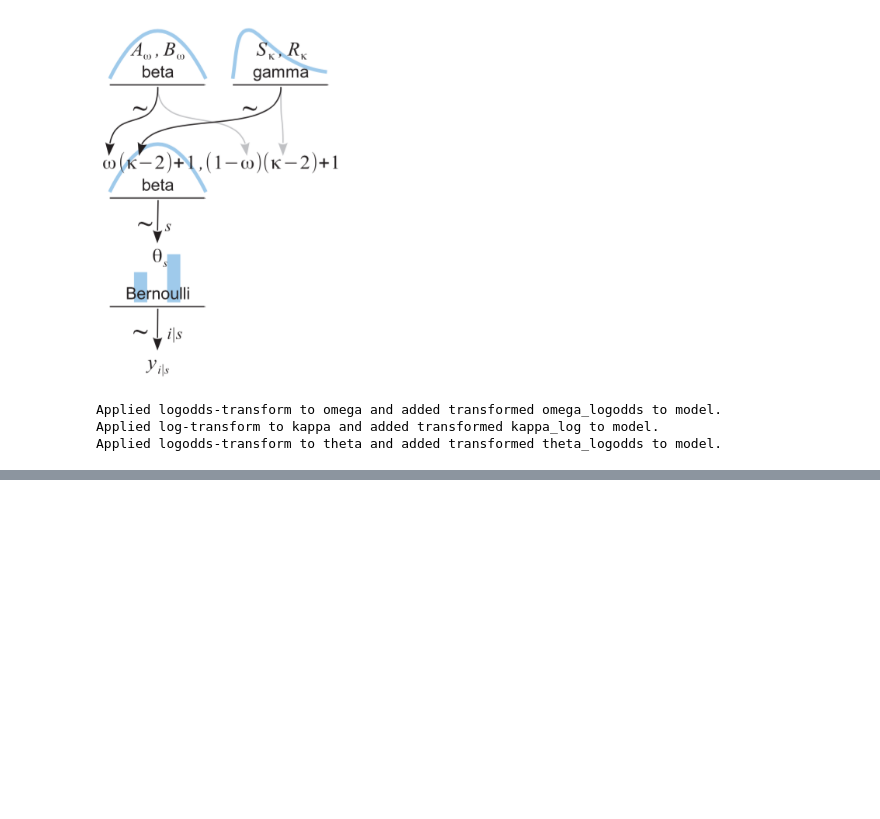
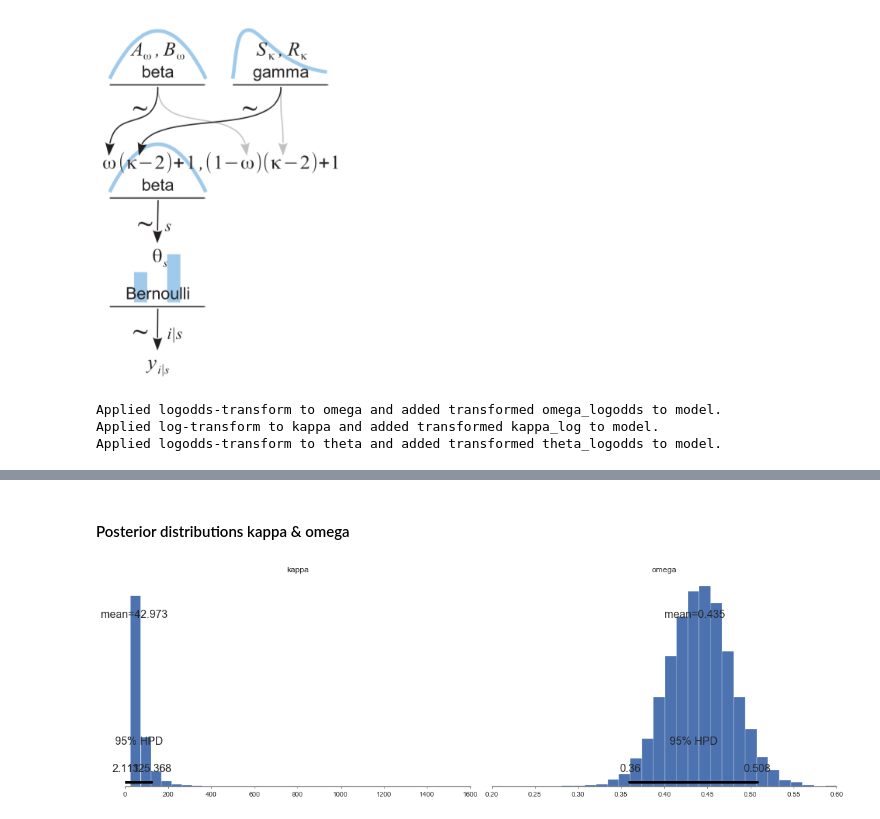
Before and after one commit to JWarmenhoven/DBDA-python, a Jupyter notebook: Notebooks/Chapter 9.ipynb, the cells around one changed output, grey strips where cells are left out. Cells and saved outputs as stored; diff of their text form; code cells hidden in the pictures; blank space fills up the shorter version.

```diff
--- a/Notebooks/Chapter 9.ipynb
+++ b/Notebooks/Chapter 9.ipynb
@@ -75,0 +103,6 @@ pmc.traceplot(trace[::10]);
+# %% [markdown]
+#### Posterior distributions kappa & omega
+# %%
+pmc.plot_posterior(trace, varnames=['kappa', 'omega'], point_estimate='mean', figsize=(15,5));
+# %% [output]
+[figure, added]
```
Also changed, not shown: parts of 10 cells of this notebook, 1 other file.
